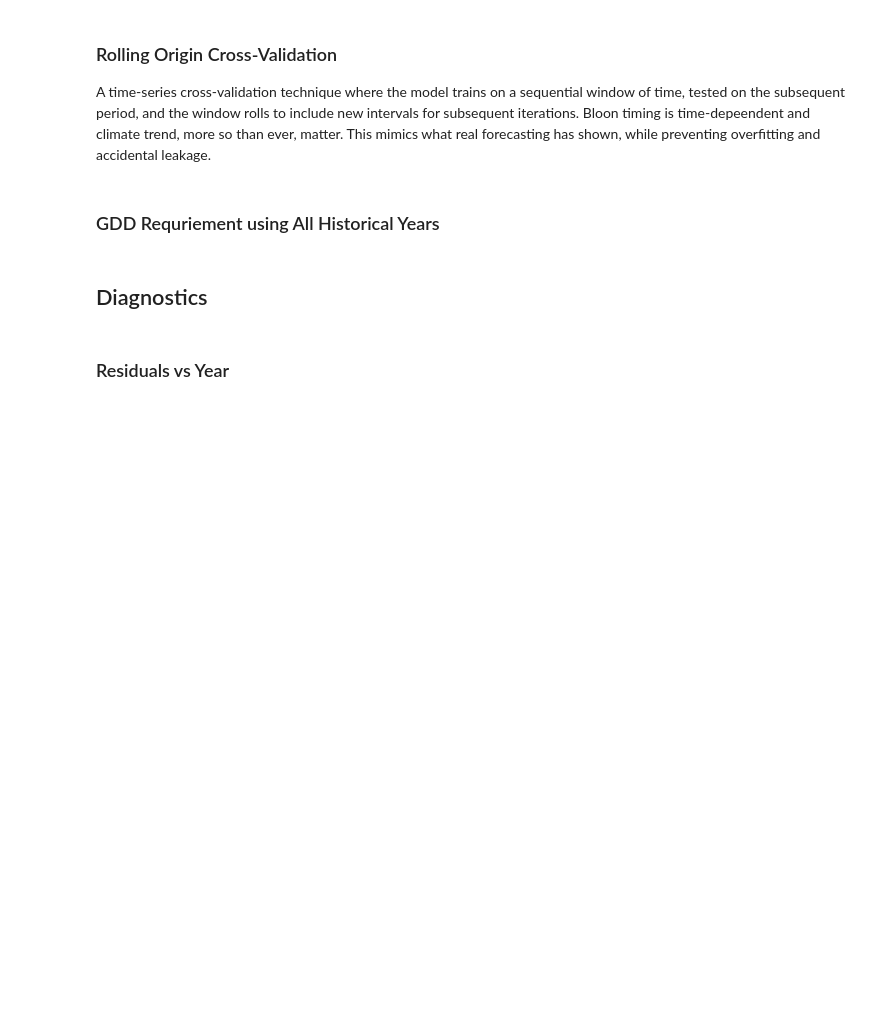
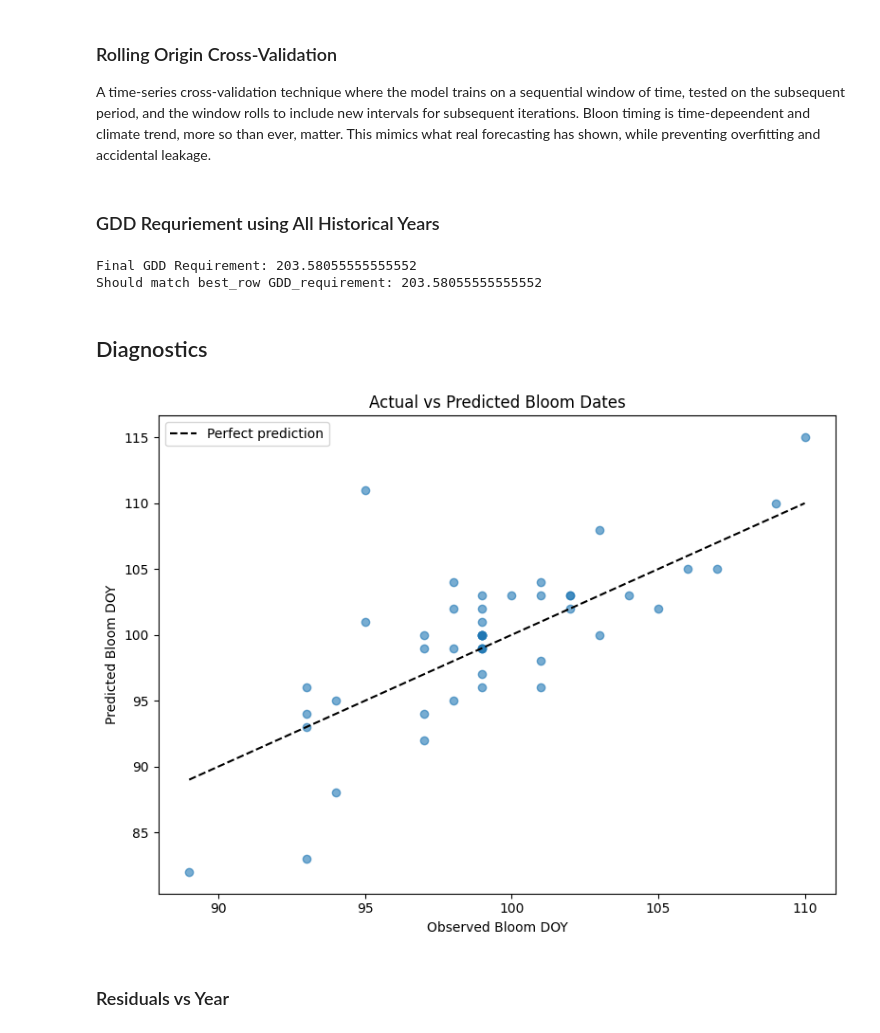
Before and after one commit to joe-ledford-04/WSA-Petals-and-Probabilities-2026-Team-Data-United-, a Jupyter notebook: kyoto_model.ipynb, the cells around one changed output. Drawn from its saved outputs; the diff is of its cells as text; code cells hidden in the pictures; blank space fills up the shorter version.

```diff
--- a/kyoto_model.ipynb
+++ b/kyoto_model.ipynb
@@ -293,53 +331,30 @@ print(f"  Mean Bias:             {best_row['cv_bias']:.2f} days")
 # %% [markdown]
 ### GDD Requriement using All Historical Years
 # %%
-
-gdd_all = []
-
-for y in bloom["year"]:
-
-    actual_doy = bloom.loc[bloom["year"] == y, "doy"].values[0]
-
-    df_year = temps[temps["season_year"] == y].copy()
-    df_year = df_year.sort_values("date")
-
-    chill = 0
-    gdd = 0
-
-    for _, row in df_year.iterrows():
-
-        if chill < best_threshold:
-            if row["tavg"] < 7.2:
-                chill += 1
-        else:
-            if row["doy"] <= actual_doy:
-                gdd += max(0, row["tavg"] - 4.4)
-            else:
-                break
-
-    gdd_all.append(gdd)
-
-best_GDD_full = np.mean(gdd_all)
-
+best_GDD_full = estimate_GDD_requirement(temps, bloom, best_threshold)
 print("Final GDD Requirement:", best_GDD_full)
+print("Should match best_row GDD_requirement:", best_row['GDD_requirement'])
+# %% [output]
+Final GDD Requirement: 203.58055555555552
+Should match best_row GDD_requirement: 203.58055555555552
 # %% [markdown]
 ## Diagnostics
 # %%
 plt.figure(figsize=(8, 6))
-
-plt.scatter(actuals, predictions)
+plt.scatter(actuals, predictions, alpha=0.6)
 plt.plot(
     [min(actuals), max(actuals)],
     [min(actuals), max(actuals)],
-    linestyle='--'
+    'k--', label='Perfect prediction'
 )
-
-plt.xlabel("Observed Bloom DOY")
-plt.ylabel("Predicted Bloom DOY")
-plt.title("Actual vs Predicted Bloom Dates")
-
+plt.xlabel('Observed Bloom DOY')
+plt.ylabel('Predicted Bloom DOY')
+plt.title('Actual vs Predicted Bloom Dates')
+plt.legend()
 plt.tight_layout()
 plt.show()
+# %% [output]
+[figure, added]
 # %% [markdown]
 ### Residuals vs Year
 # %%
```
Also changed, not shown: parts of 22 cells of this notebook, 9 other files.
